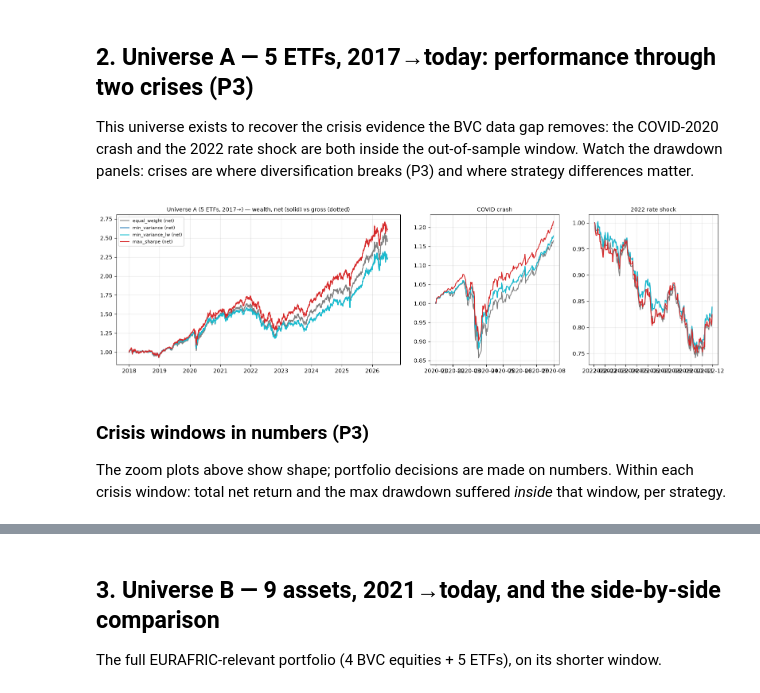
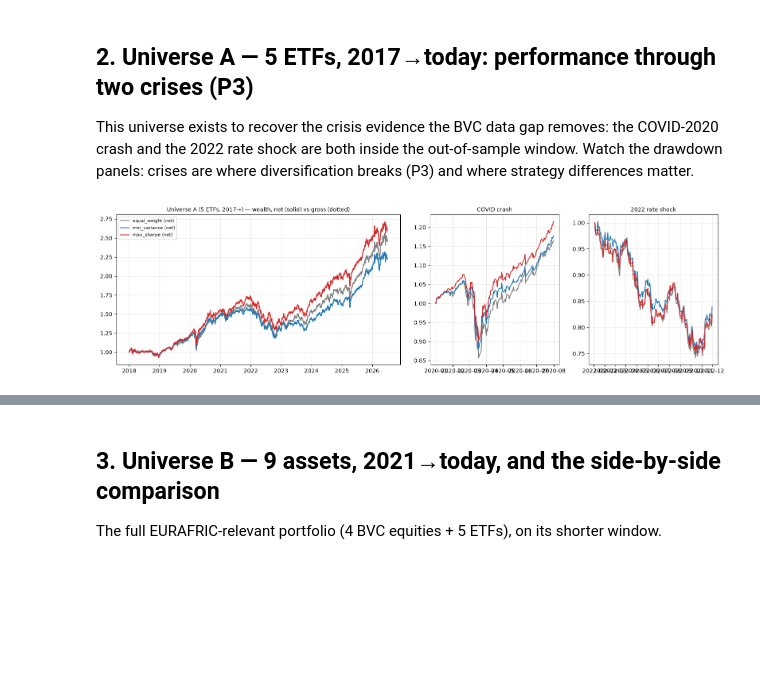
Before and after one commit to SouhailBourhim/Portfolio_ML, a Jupyter notebook: notebooks/phase2_backtest.ipynb, the cells around one changed output, grey strips where cells are left out. Saved outputs shown, nothing was run; the diff lists cells and outputs as text; code cells hidden in the pictures; blank space fills up the shorter version.

```diff
--- a/notebooks/phase2_backtest.ipynb
+++ b/notebooks/phase2_backtest.ipynb
@@ -80,7 +80,6 @@ These are not claims; they are **tested** (`tests/test_backtest.py`):
 STRATEGIES = [
     EqualWeight(),
     MinVariance(max_weight=P['max_weight']),
-    MinVarianceLW(max_weight=P['max_weight']),   # covariance ablation ladder, rung 1
     MaxSharpe(max_weight=P['max_weight'], risk_free_annual=P['risk_free_annual']),
 ]
 
@@ -93,9 +92,8 @@ for uni_name, returns in UNIVERSES.items():
         run_backtest(returns, s,
                      rebalance_freq=P['rebalance_freq'],
                      min_train_days=P['min_train_days'],
-                     cost_bps=costs, universe_name=uni_name,
-                     max_weight=P['max_weight'])   # engine-enforced cap
+                     cost_bps=costs, universe_name=uni_name)
         for s in STRATEGIES
     ]
-print(f"{len(STRATEGIES) * len(UNIVERSES)} backtests complete.")
+print('6 backtests complete.')
 # %% [output]
@@ -107,29 +105,23 @@ This universe exists to recover the crisis evidence the BVC data gap removes: th
 crash and the 2022 rate shock are both inside the out-of-sample window. Watch the drawdown
 panels: crises are where diversification breaks (P3) and where strategy differences matter.
 # %%
-COLORS = {'equal_weight': 'tab:gray', 'min_variance': 'tab:blue',
-          'min_variance_lw': 'tab:cyan', 'max_sharpe': 'tab:red'}
+COLORS = {'equal_weight': 'tab:gray', 'min_variance': 'tab:blue', 'max_sharpe': 'tab:red'}
 
 fig, axes = plt.subplots(1, 3, figsize=(16, 4.5),
                          gridspec_kw={'width_ratios': [2.2, 1, 1]})
 for r in RESULTS['etf_2017']:
     wealth_net = (1 + r.net_returns).cumprod()
     wealth_gross = (1 + r.gross_returns).cumprod()
     axes[0].plot(wealth_net, label=f'{r.strategy_name} (net)', color=COLORS[r.strategy_name])
     axes[0].plot(wealth_gross, ls=':', alpha=0.6, color=COLORS[r.strategy_name])
     for ax, (lo, hi, title) in zip(axes[1:], [('2020-01', '2020-07', 'COVID crash'),
                                               ('2022-01', '2022-11', '2022 rate shock')]):
         seg = wealth_net.loc[lo:hi]
         ax.plot(seg / seg.iloc[0], color=COLORS[r.strategy_name])
         ax.set_title(title, fontsize=10)
 axes[0].set_title('Universe A (5 ETFs, 2017→) — wealth, net (solid) vs gross (dotted)', fontsize=10)
 axes[0].legend(fontsize=8)
 for ax in axes: ax.grid(alpha=0.3)
 plt.tight_layout(); plt.show()
 # %% [output]
-[figure, old version]
+[figure, new version]
-# %% [markdown]
-### Crisis windows in numbers (P3)
-
-The zoom plots above show shape; portfolio decisions are made on numbers. Within each crisis
-window: total net return and the max drawdown suffered *inside* that window, per strategy.
```
Also changed, not shown: parts of 8 cells of this notebook, 5 other files.
